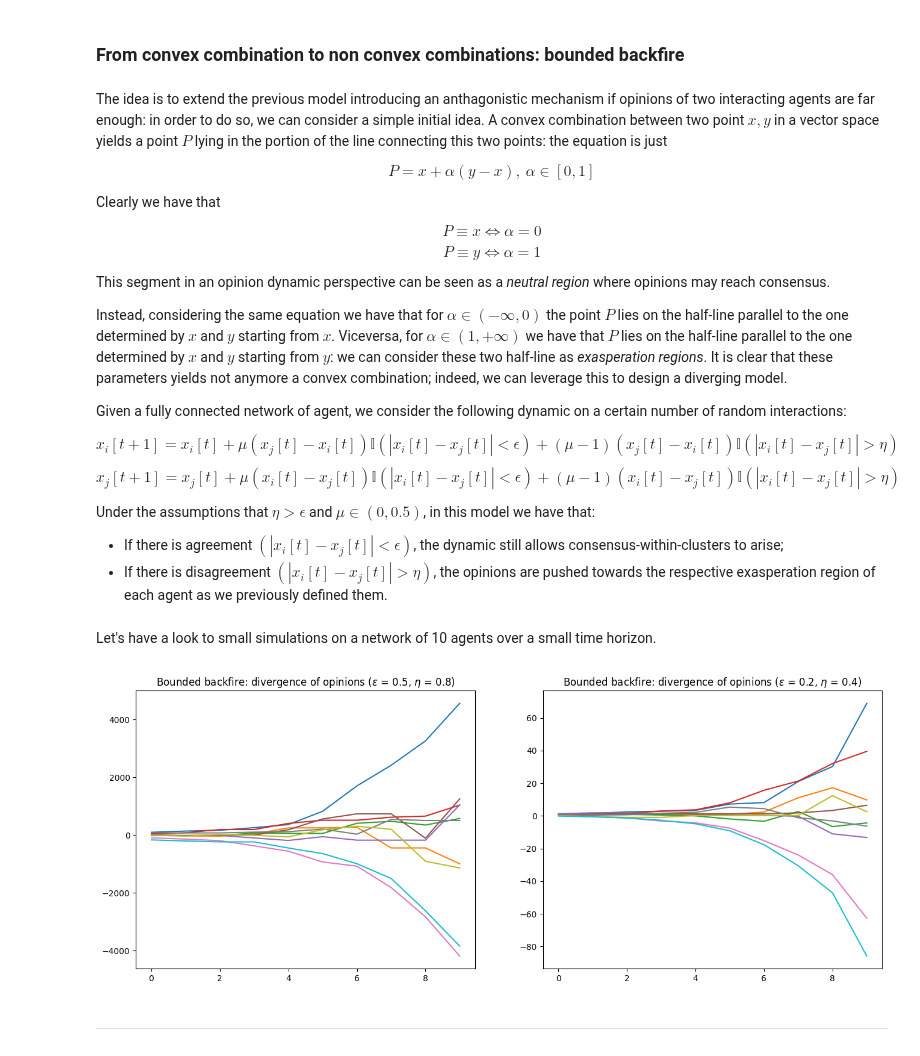
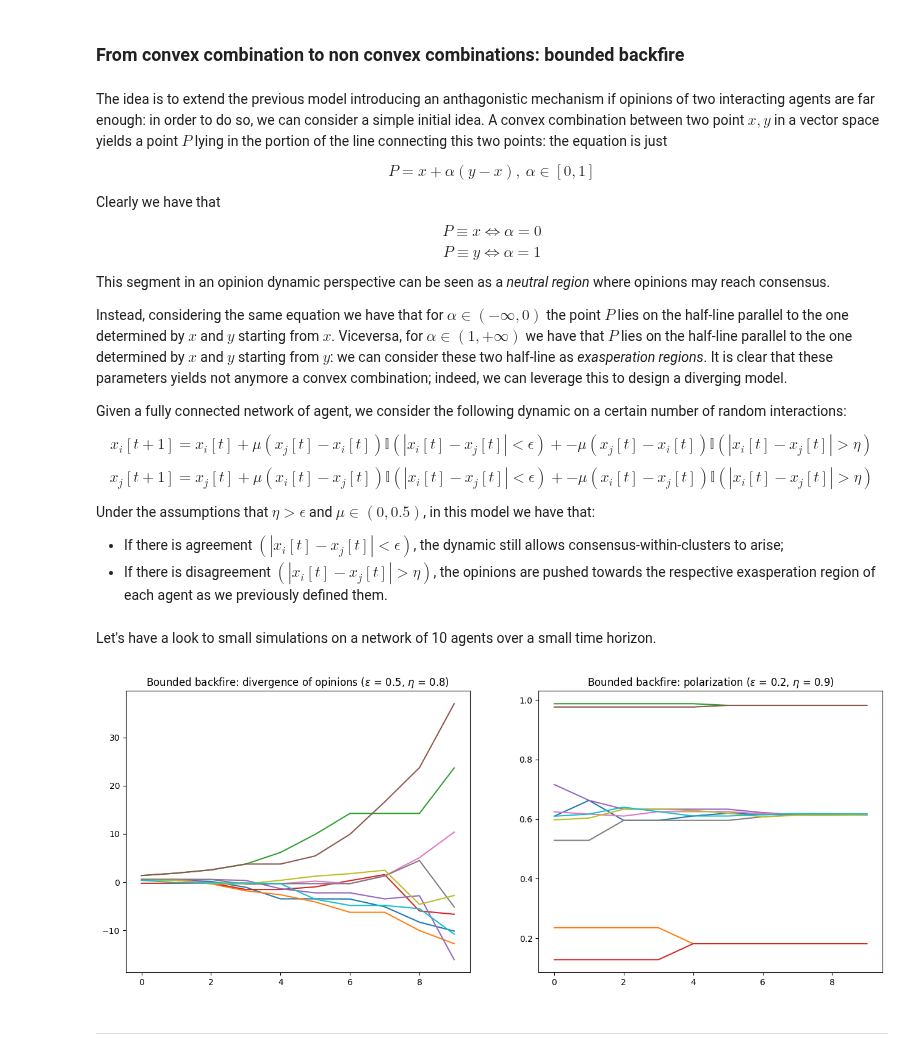
Before and after one commit to LeoDiNino97/SocialNetworks-OnlineMarkets, a Jupyter notebook: Social Networks/Homework/P5/P5.ipynb, the cells around one changed output. Drawn from its saved outputs; the diff is of its cells as text; code cells hidden in the pictures.

```diff
--- a/Social Networks/Homework/P5/P5.ipynb
+++ b/Social Networks/Homework/P5/P5.ipynb
@@ -91,8 +91,8 @@ Instead, considering the same equation we have that for $\alpha \in (- \infty, 0
 
 Given a fully connected network of agent, we consider the following dynamic on a certain number of random interactions:
 
-$$ x_{i}[t+1] = x_i[t] + \mu (x_j[t] - x_i[t]) \mathbb{I} (|x_i[t] - x_j[t]| < \epsilon) + (\mu - 1) (x_j[t] - x_i[t]) \mathbb{I} (|x_i[t] - x_j[t]| > \eta)$$
-$$ x_{j}[t+1] = x_j[t] + \mu (x_i[t] - x_j[t]) \mathbb{I} (|x_i[t] - x_j[t]| < \epsilon) + (\mu - 1) (x_i[t] - x_j[t]) \mathbb{I} (|x_i[t] - x_j[t]| > \eta)$$
+$$ x_{i}[t+1] = x_i[t] + \mu (x_j[t] - x_i[t]) \mathbb{I} (|x_i[t] - x_j[t]| < \epsilon) + -\mu  (x_j[t] - x_i[t]) \mathbb{I} (|x_i[t] - x_j[t]| > \eta)$$
+$$ x_{j}[t+1] = x_j[t] + \mu (x_i[t] - x_j[t]) \mathbb{I} (|x_i[t] - x_j[t]| < \epsilon) + -\mu (x_i[t] - x_j[t]) \mathbb{I} (|x_i[t] - x_j[t]| > \eta)$$
 
 Under the assumptions that $ \eta > \epsilon$ and $\mu \in (0,0.5)$, in this model we have that:
 + If there is agreement $(|x_i[t] - x_j[t]| < \epsilon)$, the dynamic still allows consensus-within-clusters to arise;
@@ -106,7 +106,7 @@ G = nx.complete_graph(N)
 x_0 = np.random.uniform(0,1,N)
 X = x_0.copy()
 eps = 0.2
-eta = 0.4
+eta = 0.9
 mu = 0.5
 
 T = 10
@@ -121,8 +121,8 @@ for _ in tqdm(range(T)):
             x_[i] = X[i] + mu * (X[j] - X[i])
             x_[j] = X[j] + mu * (X[i] - X[j])
         elif np.abs(X[i] - X[j]) > eta:
-            x_[i] = X[i] + (mu - 1) * (X[j] - X[i])
-            x_[j] = X[j] + (mu - 1) * (X[i] - X[j])
+            x_[i] = X[i] - mu * (X[j] - X[i])
+            x_[j] = X[j] - mu * (X[i] - X[j])
     M[_, :] = x_
     X = x_
 
@@ -149,10 +149,10 @@ for _ in tqdm(range(T)):
 # %%
 fig, axs = plt.subplots(1,2,figsize=(16,6))
 axs[0].plot(M_);
 axs[0].title.set_text('Bounded backfire: divergence of opinions ($\epsilon$ = 0.5, $\eta$ = 0.8)')
 axs[1].plot(M);
-axs[1].title.set_text('Bounded backfire: divergence of opinions ($\epsilon$ = 0.2, $\eta$ = 0.4)')
+axs[1].title.set_text('Bounded backfire: polarization ($\epsilon$ = 0.2, $\eta$ = 0.9)')
 # %% [output]
-[figure, old version]
+[figure, new version]
 # %% [markdown]
 ___________________________________
```
